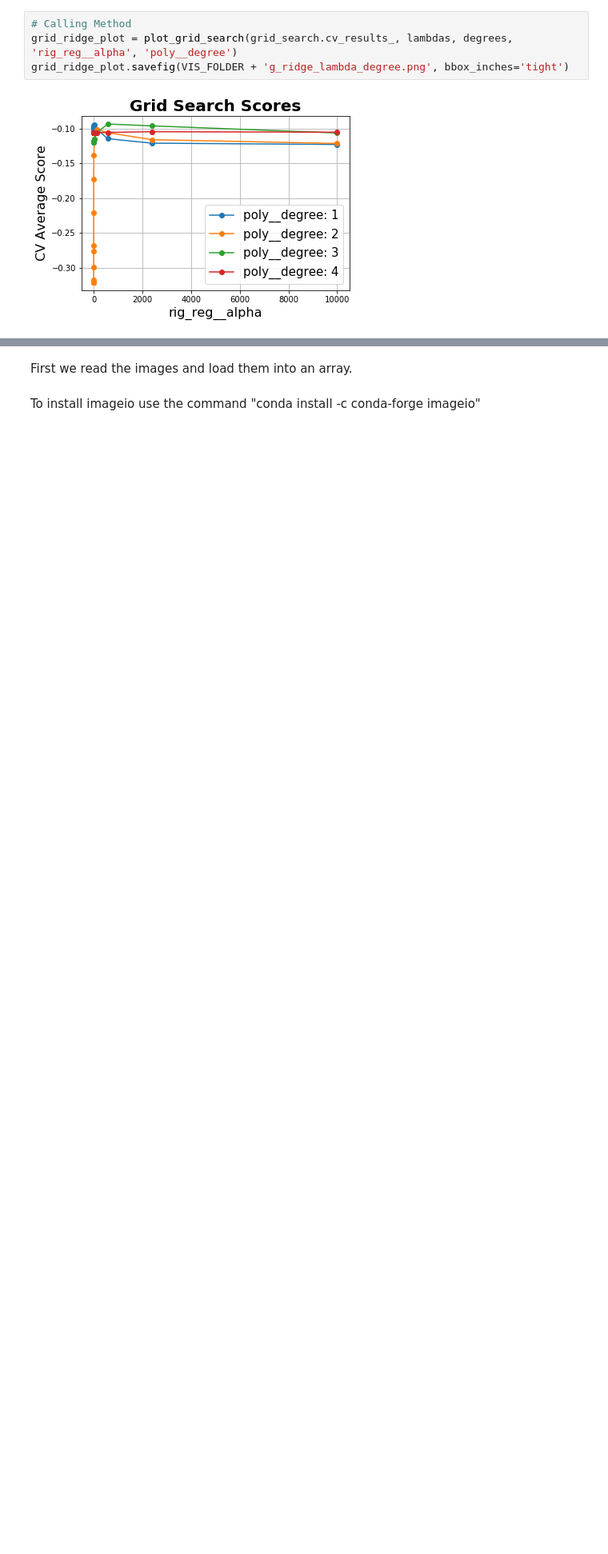
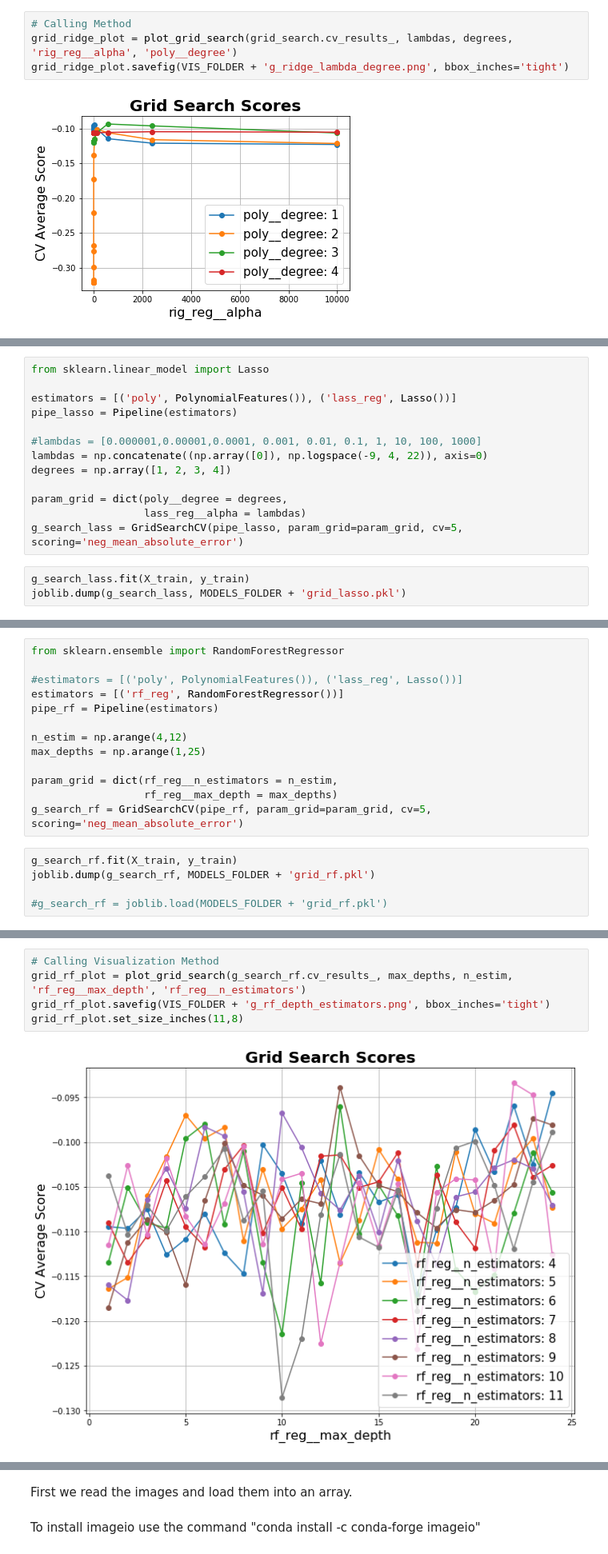
Before and after one commit to joSanchez28/Machine-Learning-EPFL, a Jupyter notebook: Project2-ArchitectureExperiment/Project2-Notebook - New Approach.ipynb, the cells around one changed output, grey strips where cells are left out. Shown at 80% size. Cells and saved outputs as stored; diff of their text form; blank space fills up the shorter version.

Commit message:
Laso, RandomForest, Visualizations

```diff
--- a/Project2-ArchitectureExperiment/Project2-Notebook - New Approach.ipynb
+++ b/Project2-ArchitectureExperiment/Project2-Notebook - New Approach.ipynb
@@ -872,0 +858,16 @@ grid_ridge_plot.savefig(VIS_FOLDER + 'g_ridge_lambda_degree.png', bbox_inches='t
+# %%
+from sklearn.linear_model import Lasso
+
+estimators = [('poly', PolynomialFeatures()), ('lass_reg', Lasso())]
+pipe_lasso = Pipeline(estimators)
+
+#lambdas = [0.000001,0.00001,0.0001, 0.001, 0.01, 0.1, 1, 10, 100, 1000]
+lambdas = np.concatenate((np.array([0]), np.logspace(-9, 4, 22)), axis=0)
+degrees = np.array([1, 2, 3, 4])
+
+param_grid = dict(poly__degree = degrees,
+                  lass_reg__alpha = lambdas)
+g_search_lass = GridSearchCV(pipe_lasso, param_grid=param_grid, cv=5, scoring='neg_mean_absolute_error')
+# %%
+g_search_lass.fit(X_train, y_train)
+joblib.dump(g_search_lass, MODELS_FOLDER + 'grid_lasso.pkl')
@@ -872,0 +888,18 @@ grid_ridge_plot.savefig(VIS_FOLDER + 'g_ridge_lambda_degree.png', bbox_inches='t
+# %%
+from sklearn.ensemble import RandomForestRegressor
+
+#estimators = [('poly', PolynomialFeatures()), ('lass_reg', Lasso())]
+estimators = [('rf_reg', RandomForestRegressor())]
+pipe_rf = Pipeline(estimators)
+
+n_estim = np.arange(4,12)
+max_depths = np.arange(1,25)
+
+param_grid = dict(rf_reg__n_estimators = n_estim,
+                  rf_reg__max_depth = max_depths)
+g_search_rf = GridSearchCV(pipe_rf, param_grid=param_grid, cv=5, scoring='neg_mean_absolute_error')
+# %%
+g_search_rf.fit(X_train, y_train)
+joblib.dump(g_search_rf, MODELS_FOLDER + 'grid_rf.pkl')
+
+#g_search_rf = joblib.load(MODELS_FOLDER + 'grid_rf.pkl')
@@ -872,0 +908,7 @@ grid_ridge_plot.savefig(VIS_FOLDER + 'g_ridge_lambda_degree.png', bbox_inches='t
+# %%
+# Calling Visualization Method
+grid_rf_plot = plot_grid_search(g_search_rf.cv_results_, max_depths, n_estim, 'rf_reg__max_depth', 'rf_reg__n_estimators')
+grid_rf_plot.savefig(VIS_FOLDER + 'g_rf_depth_estimators.png', bbox_inches='tight')
+grid_rf_plot.set_size_inches(11,8)
+# %% [output]
+[figure, added]
```
Also changed, not shown: parts of 63 cells of this notebook, 6 other files.
